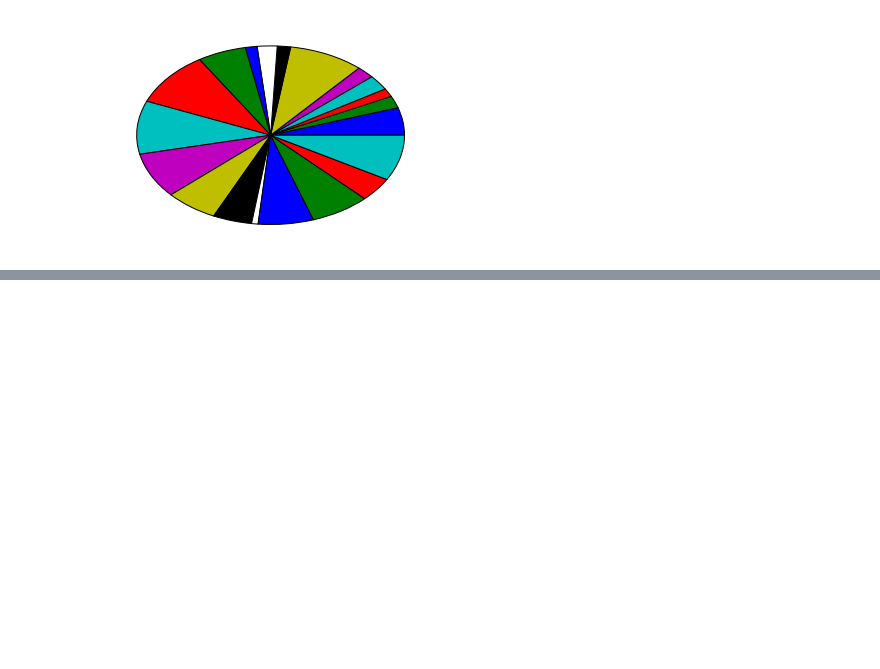
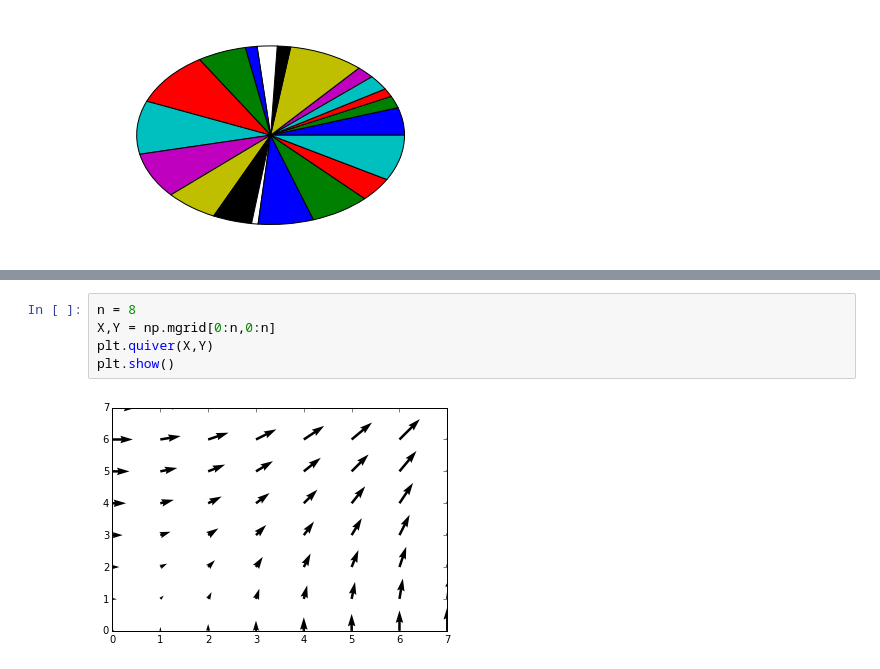
Before and after one commit to Harshan95/CSCI-2000U-100520376, a Jupyter notebook: matplotlib/matplotlib_exercises.ipynb, the cells around one changed output, grey strips where cells are left out. Drawn from its saved outputs; the diff is of its cells as text; blank space fills up the shorter version.

Commit message:
Completed Quiver Plot

```diff
--- a/matplotlib/matplotlib_exercises.ipynb
+++ b/matplotlib/matplotlib_exercises.ipynb
@@ -204,6 +204,13 @@ plt.show()
 
 ### _Hints_
 You need to draw arrows twice.
+# %%
+n = 8
+X,Y = np.mgrid[0:n,0:n]
+plt.quiver(X,Y)
+plt.show()
+# %% [output]
+[figure, added]
 # %% [markdown]
 ## Grid
 
```
